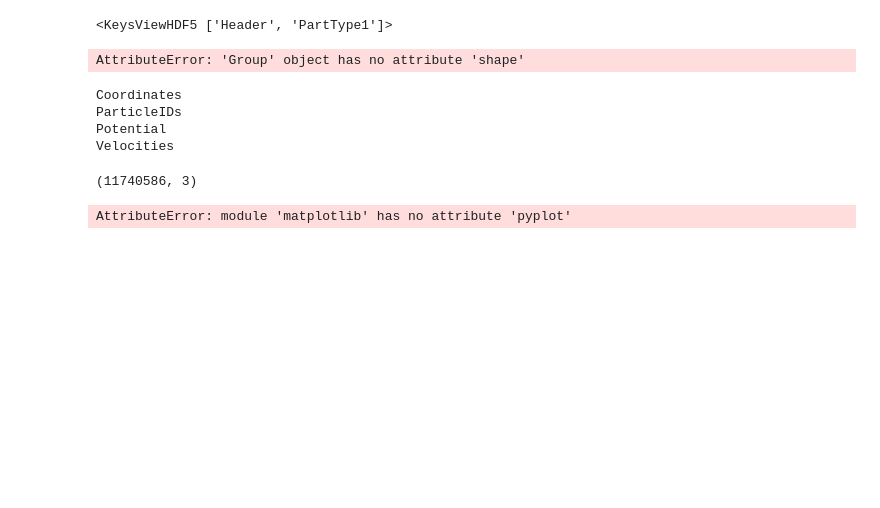
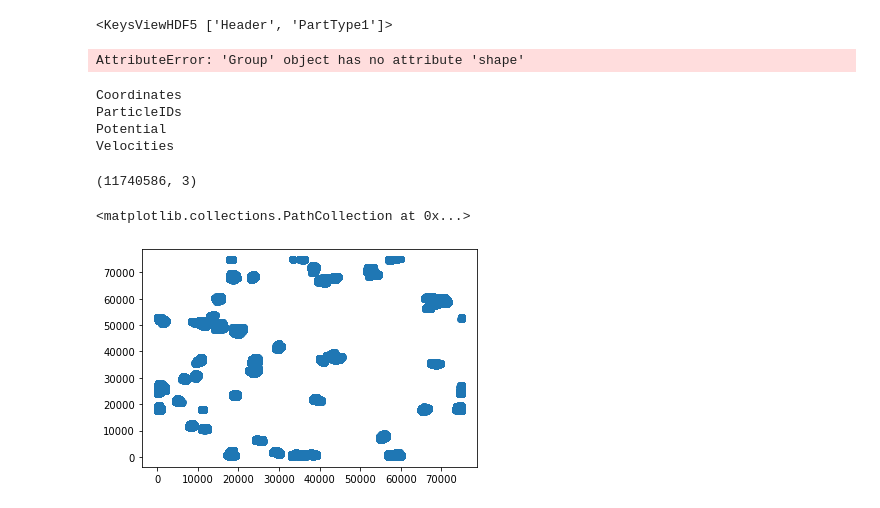
Before and after one commit to diodeamy/Thesis, a Jupyter notebook: code/MassVisualisation.ipynb, the cells around one changed output. Drawn from its saved outputs; the diff is of its cells as text; code cells hidden in the pictures; blank space fills up the shorter version.

```diff
--- a/code/MassVisualisation.ipynb
+++ b/code/MassVisualisation.ipynb
@@ -38,6 +38,8 @@ today_snaps_files = get(today_snaps_files_url)['files']
 snap0 = get(today_snaps_files[0])
 # %% [output]
 {'Date': 'Tue, 23 Apr 2024 20:50:22 GMT', 'Server': 'Apache', 'Content-Disposition': 'attachment; filename=snap_135.0.hdf5', 'X-Frame-Options': 'SAMEORIGIN', 'Last-Modified': 'Sun, 08 Nov 2015 16:55:2 ...
+# %%
+snap0 = 'snap_135.0.hdf5'
 # %%
 snap0
 # %% [output]
@@ -78,7 +81,8 @@ y_snap0 = snap0_coord_array[:, 1]
 # %%
 x_snap0_reduced = np.random.choice(x_snap0, 1000)
 y_snap0_reduced = np.random.choice(y_snap0, 1000)
-# %%
-mp.pyplot.scatter(x_snap0_reduced, y_snap0_reduced)
-# %% [output]
-AttributeError: module 'matplotlib' has no attribute 'pyplot'
+# %%
+plt.scatter(x_snap0, y_snap0)
+# %% [output]
+<matplotlib.collections.PathCollection at 0x...>
+[figure, added]
```
Also changed, not shown: parts of 4 cells of this notebook.
